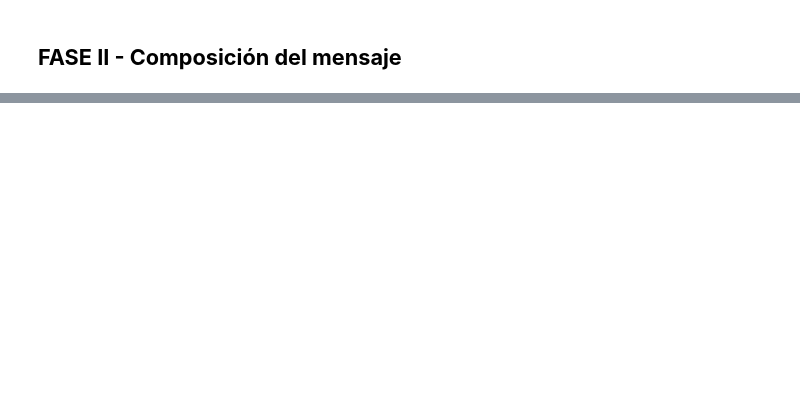
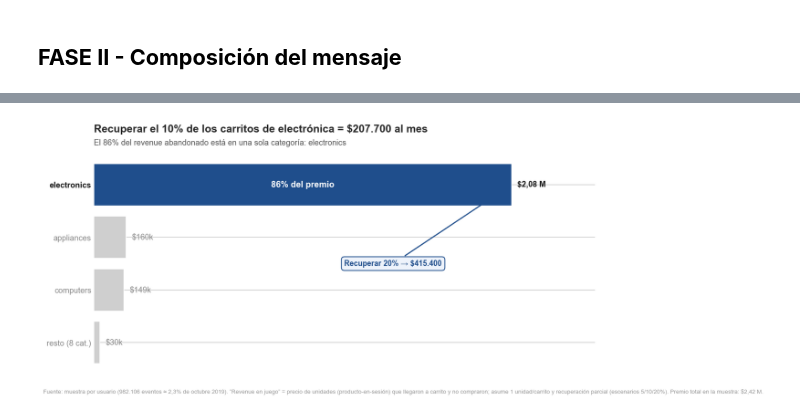
Before and after one commit to HeiderZapata/taller_visualiza_datos, a Jupyter notebook: notebooks/taller_2.ipynb, the cells around one changed output, grey strips where cells are left out. Drawn from its saved outputs; the diff is of its cells as text; code cells hidden in the pictures; blank space fills up the shorter version.

```diff
--- a/notebooks/taller_2.ipynb
+++ b/notebooks/taller_2.ipynb
@@ -1335,0 +1359,69 @@ Estos cuatro no corrigen un hallazgo previo: **traducen los siete a dinero y a t
+# %%
+# ── FASE II · DESPUÉS: versión ACLARATORIA del héroe (Palanca A) ──
+# Reusa `prize` y `top_cat` de 4.8a.
+def _money(v):
+    return f"${v/1e6:.2f} M".replace('.', ',') if v >= 1e6 else f"${v/1e3:.0f}k"
+def _money_full(v):
+    return f"${v:,.0f}".replace(',', '.')
+
+total_prize = prize['revenue_en_juego'].sum()
+elec_prize  = prize.loc[top_cat, 'revenue_en_juego']
+pct_elec    = elec_prize / total_prize
+rec10, rec20 = elec_prize * 0.10, elec_prize * 0.20
+
+# Data-to-Ink: top-3 categorías + resto colapsado (no compite por la mirada)
+top3  = prize.head(3)['revenue_en_juego']
+resto = prize.iloc[3:]['revenue_en_juego']
+acl = top3.copy()
+if len(resto):
+    acl[f"resto ({len(resto)} cat.)"] = resto.sum()
+acl = acl.sort_values()                      # mayor arriba en barh
+
+ACCENT, GREY = '#1f4e8c', '#cfcfcf'
+fig, ax = plt.subplots(figsize=(11, 5.2))
+ax.barh(acl.index, acl.values, color=[ACCENT if c == top_cat else GREY for c in acl.index])
+
+# Etiquetas $ directas (permiten eliminar el eje X) + callout 82% en la barra clave
+for y, (cat, val) in enumerate(acl.items()):
+    ax.text(val + total_prize * 0.012, y, _money(val), va='center', fontsize=11,
+            fontweight='bold' if cat == top_cat else 'normal',
+            color='#1a1a1a' if cat == top_cat else '#8a8a8a')
+yi = list(acl.index).index(top_cat)
+ax.text(elec_prize * 0.5, yi, f"{pct_elec:.0%} del premio", va='center', ha='center',
+        color='white', fontweight='bold', fontsize=12)
+
+# Data-to-Ink: fuera eje X, spines y grid; resaltar solo la etiqueta clave
+ax.set_xlim(0, elec_prize * 1.2)
+ax.xaxis.set_visible(False)
+for s in ax.spines.values():
+    s.set_visible(False)
+ax.tick_params(axis='y', length=0)
+for lbl in ax.get_yticklabels():
+    if lbl.get_text() == top_cat:
+        lbl.set_fontweight('bold'); lbl.set_color('#1a1a1a')
+    else:
+        lbl.set_color('#8a8a8a')
+
+# Jerarquía + acto de habla directivo: título-acción y subtítulo de contexto
+ax.set_title(f"Recuperar el 10% de los carritos de electrónica = {_money_full(rec10)} al mes",
+             fontsize=15, fontweight='bold', loc='left', pad=30)
+ax.annotate(f"El {pct_elec:.0%} del revenue abandonado está en una sola categoría: {top_cat}",
+            xy=(0, 1.04), xycoords='axes fraction', fontsize=11, color='#555')
+
+# Recorrido visual: anotación que lleva la mirada del premio a la acción
+ax.annotate(f"Recuperar 20% → {_money_full(rec20)}",
+            xy=(elec_prize, yi), xytext=(elec_prize * 0.60, yi - 1.5),
+            fontsize=10.5, color=ACCENT, fontweight='bold', ha='left', va='center',
+            arrowprops=dict(arrowstyle='->', color=ACCENT, lw=1.6),
+            bbox=dict(boxstyle='round,pad=0.4', fc='#eef3fb', ec=ACCENT, lw=1.2))
+
+fig.text(0.01, -0.04,
+    "Fuente: muestra por usuario (982.106 eventos ≈ 2,3% de octubre 2019). “Revenue en juego” = precio de "
+    "unidades (producto-en-sesión) que llegaron a carrito y no compraron; asume 1 unidad/carrito y "
+    f"recuperación parcial (escenarios 5/10/20%). Premio total en la muestra: {_money(total_prize)}.",
+    fontsize=8, color='#9a9a9a')
+plt.tight_layout()
+plt.savefig(config.FIGURES / 'aclaratorio_01_revenue_electronics.png', bbox_inches='tight', dpi=120)
+plt.show()
+# %% [output]
+[figure, added]
```
Also changed, not shown: parts of 4 cells of this notebook, 1 other file.
